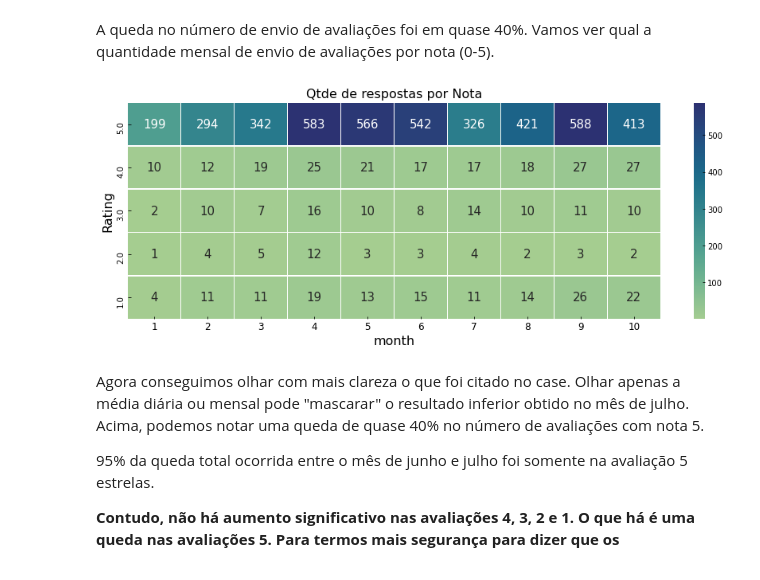
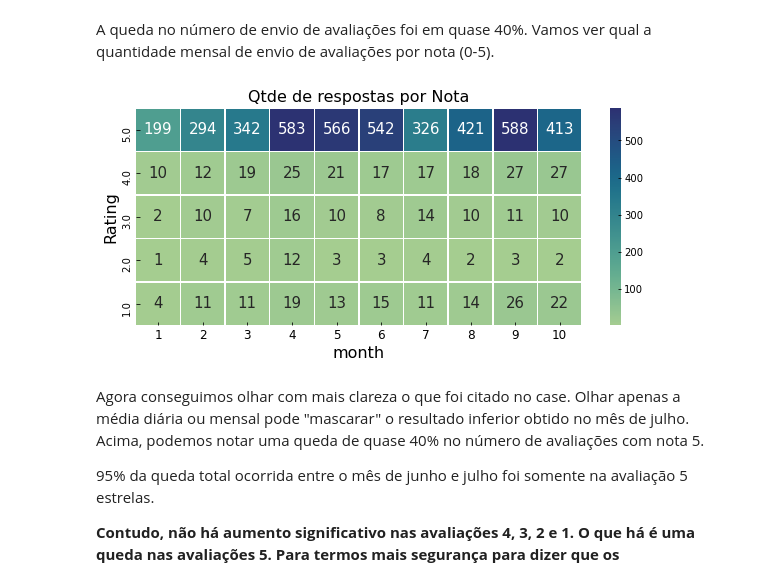
Before and after one commit to japanfelipe/challenge_ze, a Jupyter notebook: desafio I/notebooks/questao1.ipynb, the cells around one changed output. Saved outputs shown, nothing was run; the diff lists cells and outputs as text; code cells hidden in the pictures.

```diff
--- a/desafio I/notebooks/questao1.ipynb
+++ b/desafio I/notebooks/questao1.ipynb
@@ -212,12 +212,12 @@ classificacao_por_mes_rating = classificacao.pivot_table(index='Rating',
                                                       values='OrderID',
                                                       aggfunc='count')
 # %%
-plt.figure(figsize=(15,5))
+plt.figure(figsize=(10,4))
 sns.heatmap(classificacao_por_mes_rating
             .sort_index(ascending=False), annot=True, fmt='d', linewidths=0.5, cmap="crest", annot_kws={"fontsize":15}
-), plt.title('Qtde de respostas por Nota');
+), plt.title('Qtde de respostas por Nota'), plt.savefig(IMAGES / 'res_por_nota.png');
 # %% [output]
-[figure, old version]
+[figure, new version]
 # %% [markdown]
 Agora conseguimos olhar com mais clareza o que foi citado no case. Olhar apenas a média diária ou mensal pode "mascarar" o resultado inferior obtido no mês de julho. Acima, podemos notar uma queda de quase 40% no número de avaliações com nota 5. <p> 95% da queda total ocorrida entre o mês de junho e julho foi somente na avaliação 5 estrelas. <p>
 **Contudo, não há aumento significativo nas avaliações 4, 3, 2 e 1. O que há é uma queda nas avaliações 5. Para termos mais segurança para dizer que os consumidores estão mais insatisfeitos, seria necessário haver um aumento das avaliações de faixas menores.**
```
Also changed, not shown: parts of 17 cells of this notebook, 9 other files.
